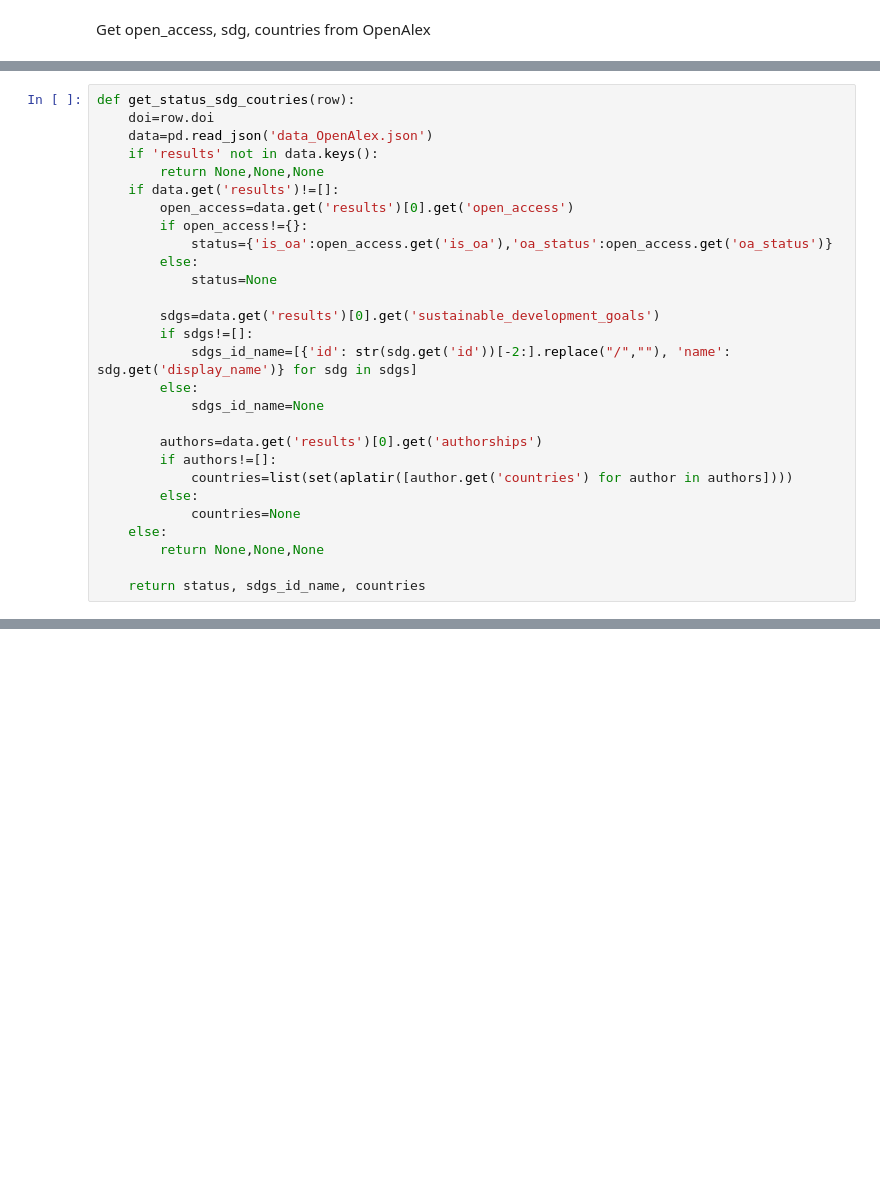
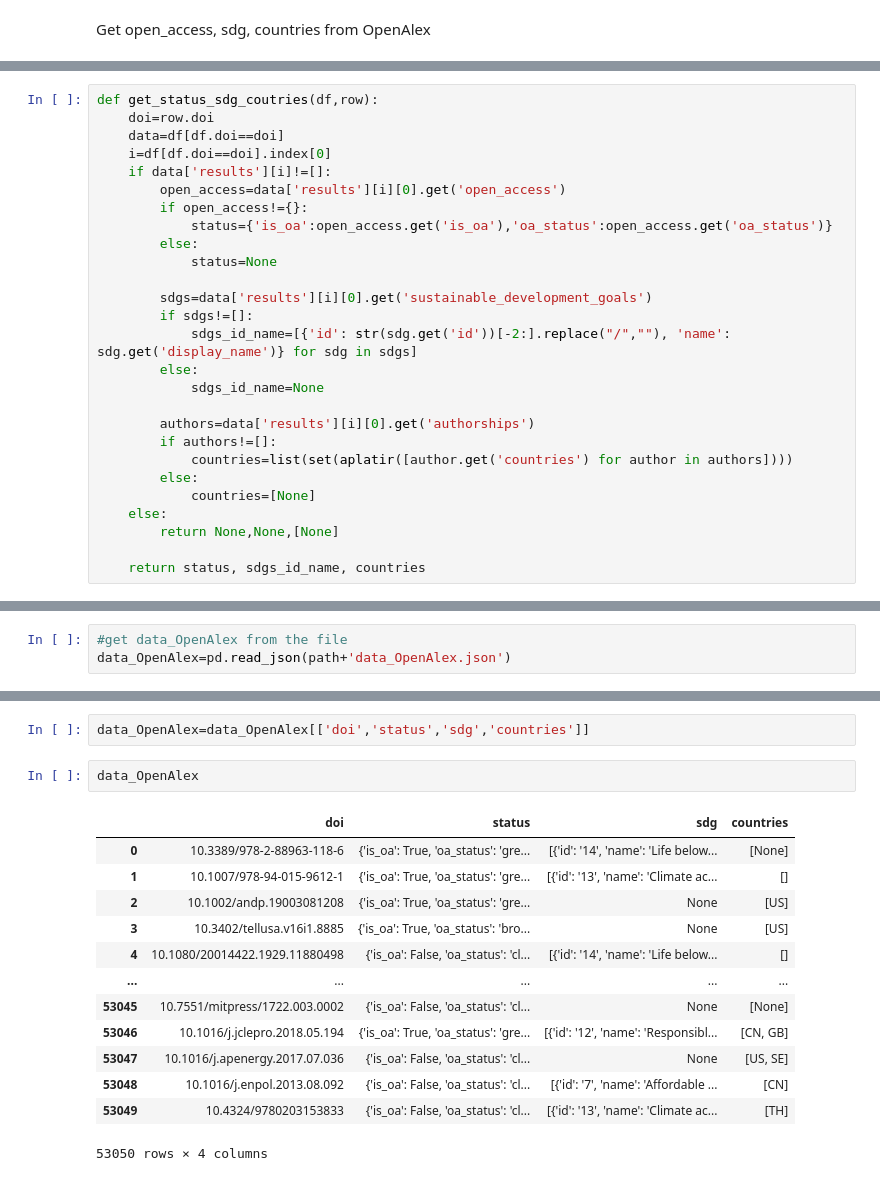
Before and after one commit to dataesr/teds, a Jupyter notebook: notebooks/IPCC_cleaning_completing.ipynb, the cells around one changed output, grey strips where cells are left out. Saved outputs shown, nothing was run; the diff lists cells and outputs as text; blank space fills up the shorter version.

```diff
--- a/notebooks/IPCC_cleaning_completing.ipynb
+++ b/notebooks/IPCC_cleaning_completing.ipynb
@@ -48,28 +48,27 @@ def get_open_alex_data(row):
 # %%
-def get_status_sdg_coutries(row):
+def get_status_sdg_coutries(df,row):
     doi=row.doi
-    data=pd.read_json('data_OpenAlex.json')
-    if 'results' not in data.keys():
-        return None,None,None
-    if data.get('results')!=[]:
-        open_access=data.get('results')[0].get('open_access')
+    data=df[df.doi==doi]
+    i=df[df.doi==doi].index[0]
+    if data['results'][i]!=[]:
+        open_access=data['results'][i][0].get('open_access')
         if open_access!={}:
             status={'is_oa':open_access.get('is_oa'),'oa_status':open_access.get('oa_status')}
         else:
             status=None
 
-        sdgs=data.get('results')[0].get('sustainable_development_goals')
+        sdgs=data['results'][i][0].get('sustainable_development_goals')
         if sdgs!=[]:
             sdgs_id_name=[{'id': str(sdg.get('id'))[-2:].replace("/",""), 'name': sdg.get('display_name')} for sdg in sdgs]
         else:
             sdgs_id_name=None
 
-        authors=data.get('results')[0].get('authorships')
+        authors=data['results'][i][0].get('authorships')
         if authors!=[]:
             countries=list(set(aplatir([author.get('countries') for author in authors])))
         else:
-            countries=None
+            countries=[None]
     else:
-        return None,None,None
+        return None,None,[None]
 
     return status, sdgs_id_name, countries
@@ -87,3 +84,6 @@ json_OA.to_json(path+'data_OpenAlex.json', orient='records')
+# %%
+#get data_OpenAlex from the file
+data_OpenAlex=pd.read_json(path+'data_OpenAlex.json')
 # %%
 status_list = []
 sdg_list = []
@@ -101,0 +120,18 @@ df_ipcc['countries'] = countries_list
+# %%
+data_OpenAlex=data_OpenAlex[['doi','status','sdg','countries']]
+# %%
+data_OpenAlex
+# %% [output]
+|  | doi | status | sdg | countries |
+| 0 | 10.3389/978-2-88963-118-6 | {'is_oa': True, 'oa_status': 'gre... | [{'id': '14', 'name': 'Life below... | [None] |
+| 1 | 10.1007/978-94-015-9612-1 | {'is_oa': True, 'oa_status': 'gre... | [{'id': '13', 'name': 'Climate ac... | [] |
+| 2 | 10.1002/andp.19003081208 | {'is_oa': True, 'oa_status': 'gre... | None | [US] |
+| 3 | 10.3402/tellusa.v16i1.8885 | {'is_oa': True, 'oa_status': 'bro... | None | [US] |
+| 4 | 10.1080/20014422.1929.11880498 | {'is_oa': False, 'oa_status': 'cl... | [{'id': '14', 'name': 'Life below... | [] |
+| ... | ... | ... | ... | ... |
+| 53045 | 10.7551/mitpress/1722.003.0002 | {'is_oa': False, 'oa_status': 'cl... | None | [None] |
+| 53046 | 10.1016/j.jclepro.2018.05.194 | {'is_oa': True, 'oa_status': 'gre... | [{'id': '12', 'name': 'Responsibl... | [CN, GB] |
+| 53047 | 10.1016/j.apenergy.2017.07.036 | {'is_oa': False, 'oa_status': 'cl... | None | [US, SE] |
+| 53048 | 10.1016/j.enpol.2013.08.092 | {'is_oa': False, 'oa_status': 'cl... | [{'id': '7', 'name': 'Affordable ... | [CN] |
+| 53049 | 10.4324/9780203153833 | {'is_oa': False, 'oa_status': 'cl... | [{'id': '13', 'name': 'Climate ac... | [TH] |
+53050 rows × 4 columns
```
Also changed, not shown: parts of 17 cells of this notebook.
